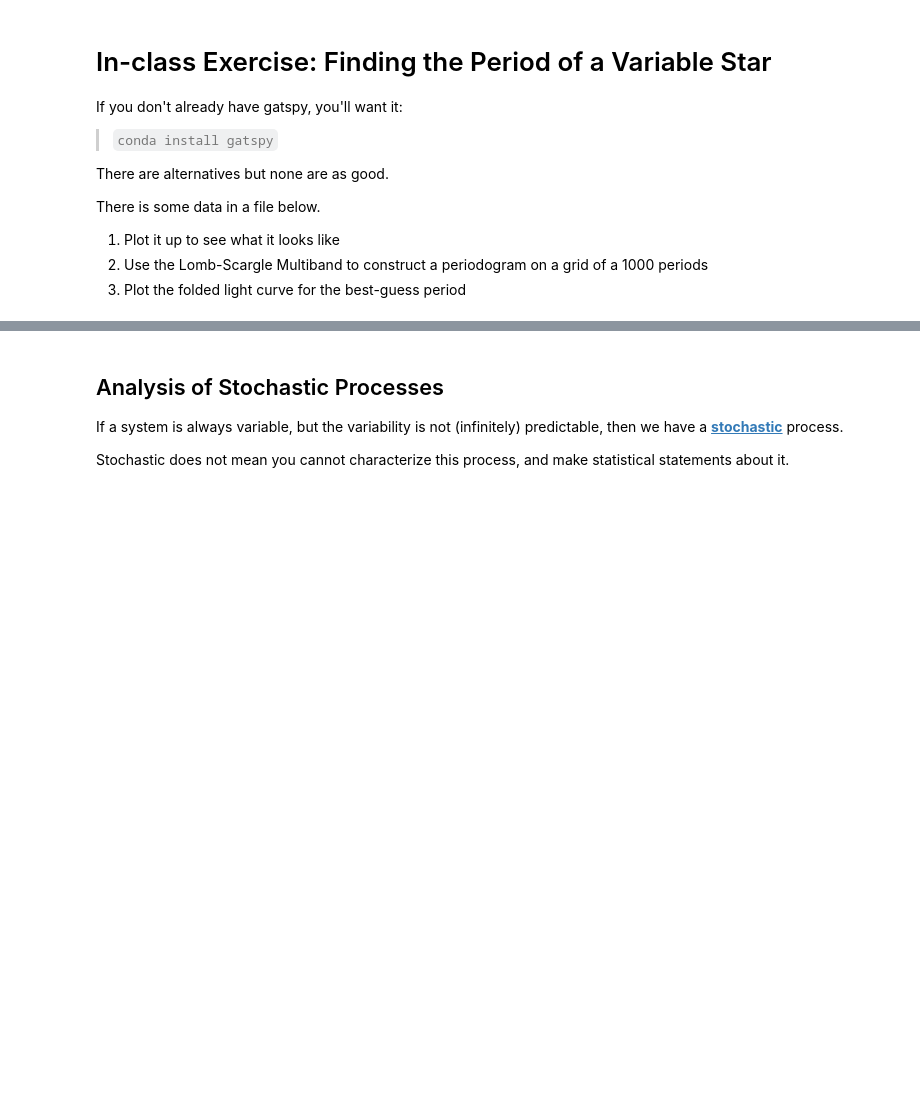
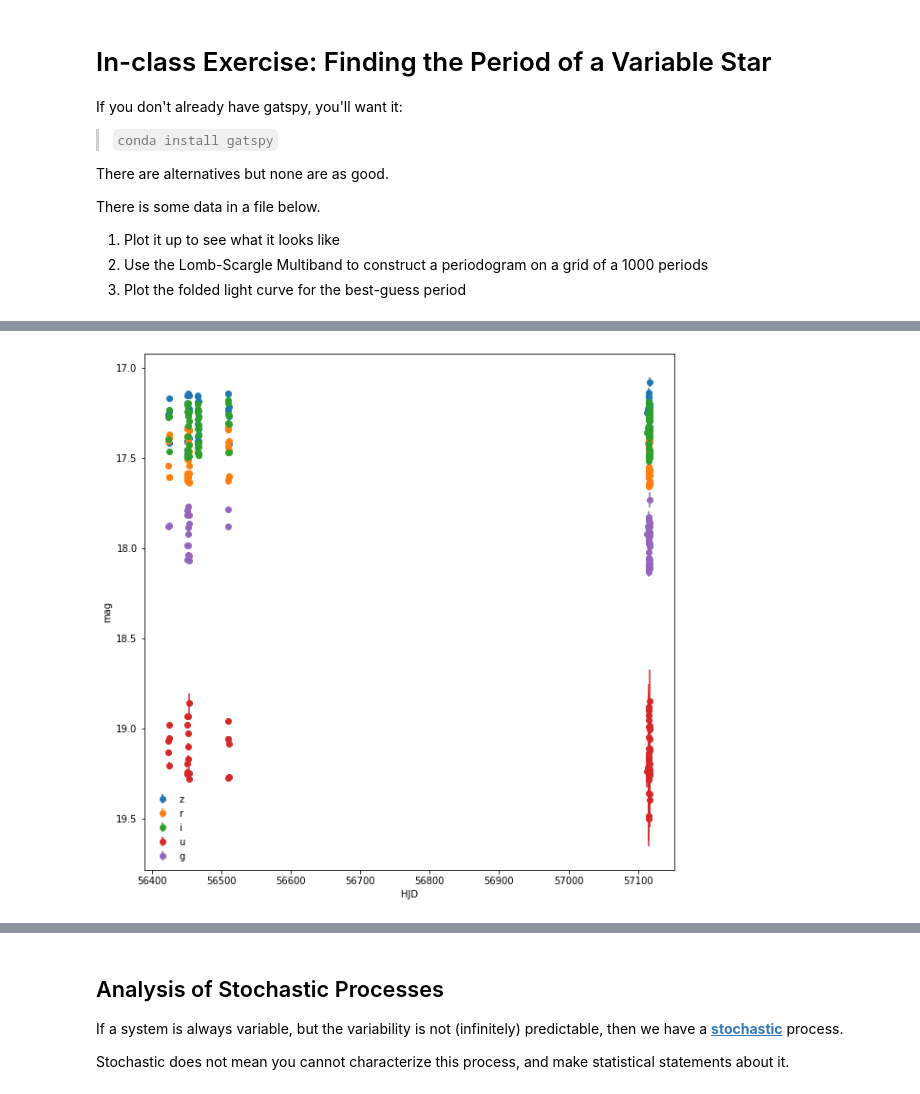
Before and after one commit to gnarayan/ast596_2020_Spring, a Jupyter notebook: lecture/08/week08_p2.ipynb, the cells around one changed output, grey strips where cells are left out. Cells and saved outputs as stored; diff of their text form; code cells hidden in the pictures; blank space fills up the shorter version.

```diff
--- a/lecture/08/week08_p2.ipynb
+++ b/lecture/08/week08_p2.ipynb
@@ -384,3 +405,15 @@ ______________
+# %%
+# PLOT THE DATA IN EACH PASSBAND - YOUR CODE HERE
+fig , ax = plt.subplots(nrows=1, ncols=1, figsize=(10, 10))
+for pb in set(filts):
+    ind = (filts == pb)
+    ax.errorbar(t[ind], y[ind], yerr=dy[ind], marker='o', ls='None', label=pb)
+ax.legend(frameon=False)
+ax.set_xlabel('HJD')
+ax.set_ylabel('mag')
+ax.invert_yaxis()
+# %% [output]
+[figure, added]
 # %%
 # YOUR CODE HERE
 
```
Also changed, not shown: parts of 11 cells of this notebook.
